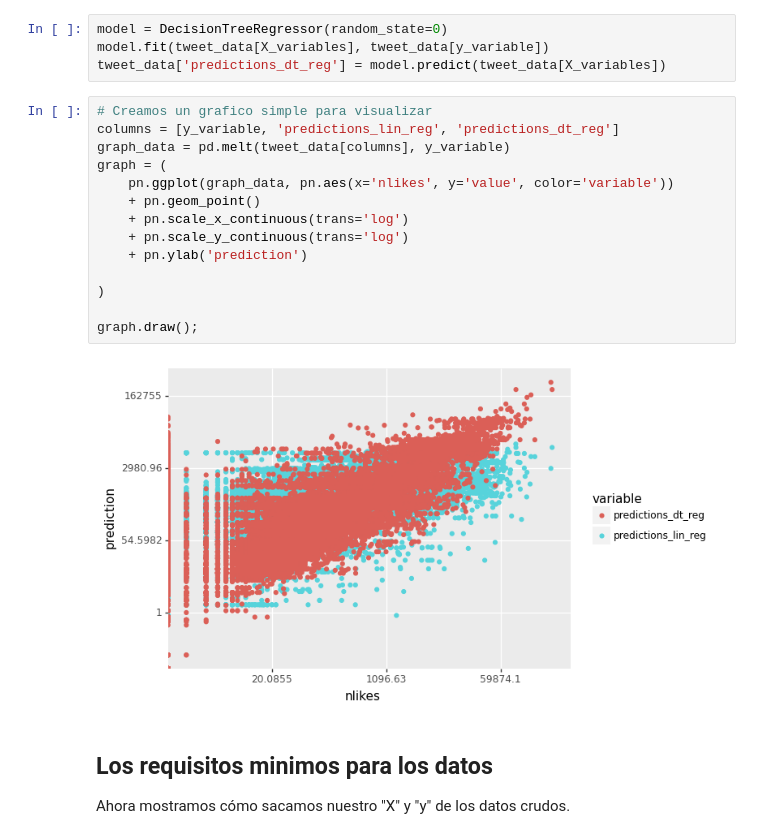
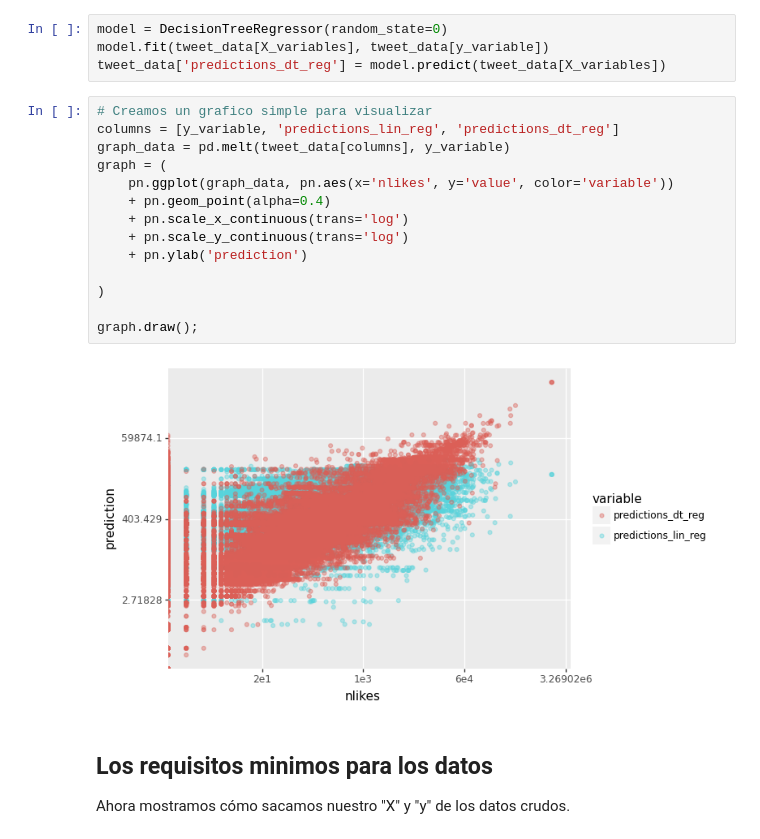
Before and after one commit to andreas-lloyd/course-data, a Jupyter notebook: twitter-exploration/supervised-ml-sklearn.ipynb, the cells around one changed output. Drawn from its saved outputs; the diff is of its cells as text.

```diff
--- a/twitter-exploration/supervised-ml-sklearn.ipynb
+++ b/twitter-exploration/supervised-ml-sklearn.ipynb
@@ -59,19 +59,19 @@ tweet_data['predictions_dt_reg'] = model.predict(tweet_data[X_variables])
 # %%
 # Creamos un grafico simple para visualizar
 columns = [y_variable, 'predictions_lin_reg', 'predictions_dt_reg']
 graph_data = pd.melt(tweet_data[columns], y_variable)
 graph = (
     pn.ggplot(graph_data, pn.aes(x='nlikes', y='value', color='variable'))
-    + pn.geom_point()
+    + pn.geom_point(alpha=0.4)
     + pn.scale_x_continuous(trans='log')
     + pn.scale_y_continuous(trans='log')
     + pn.ylab('prediction')
 
 )
 
 graph.draw();
 # %% [output]
-[figure, old version]
+[figure, new version]
 # %% [markdown]
 ## Los requisitos minimos para los datos
 Ahora mostramos cómo sacamos nuestro "X" y "y" de los datos crudos.
```
Also changed, not shown: parts of 83 cells of this notebook, 7 other files.
